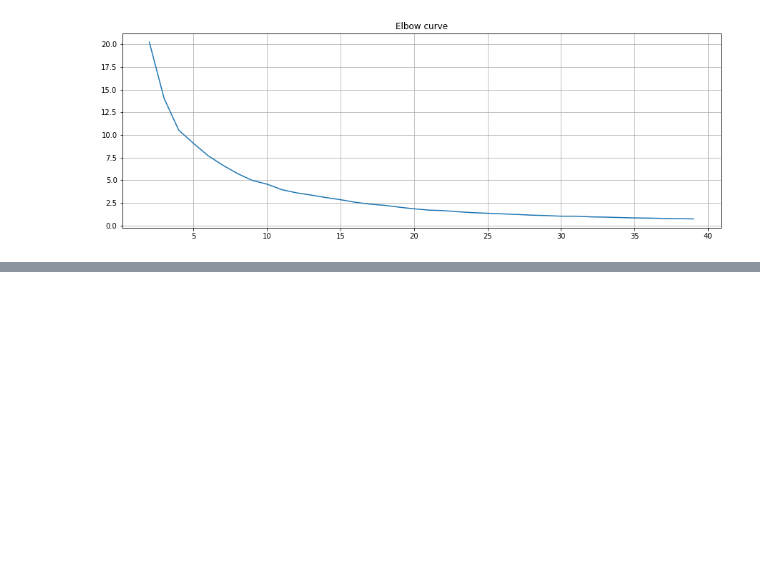
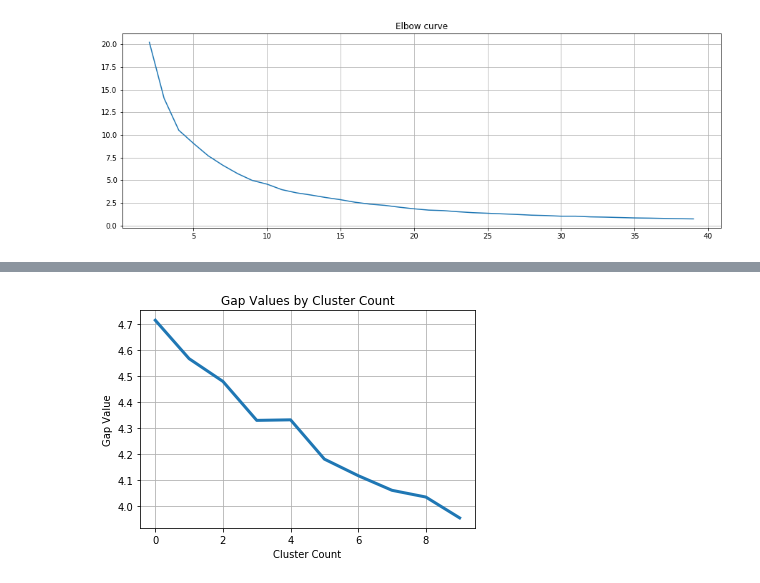
Before and after one commit to vipulpopat/MSCAI_Sem1_Etivity3, a Jupyter notebook: Etivity3_ClusteringManifoldLearning.ipynb, the cells around one changed output, grey strips where cells are left out. Saved outputs shown, nothing was run; the diff lists cells and outputs as text; code cells hidden in the pictures; blank space fills up the shorter version.

```diff
--- a/Etivity3_ClusteringManifoldLearning.ipynb
+++ b/Etivity3_ClusteringManifoldLearning.ipynb
@@ -124,0 +223,10 @@ plt.show()
+# %%
+plt.plot(np.arange(len(gaps)), gaps, linewidth=3)
+#plt.scatter(gapdf[gapdf.clusterCount == k].clusterCount, gapdf[gapdf.clusterCount == k].gap, s=250, c='r')
+plt.grid(True)
+plt.xlabel('Cluster Count')
+plt.ylabel('Gap Value')
+plt.title('Gap Values by Cluster Count')
+plt.show()
+# %% [output]
+[figure, added]
```
Also changed, not shown: parts of 8 cells of this notebook, 1 other file.
